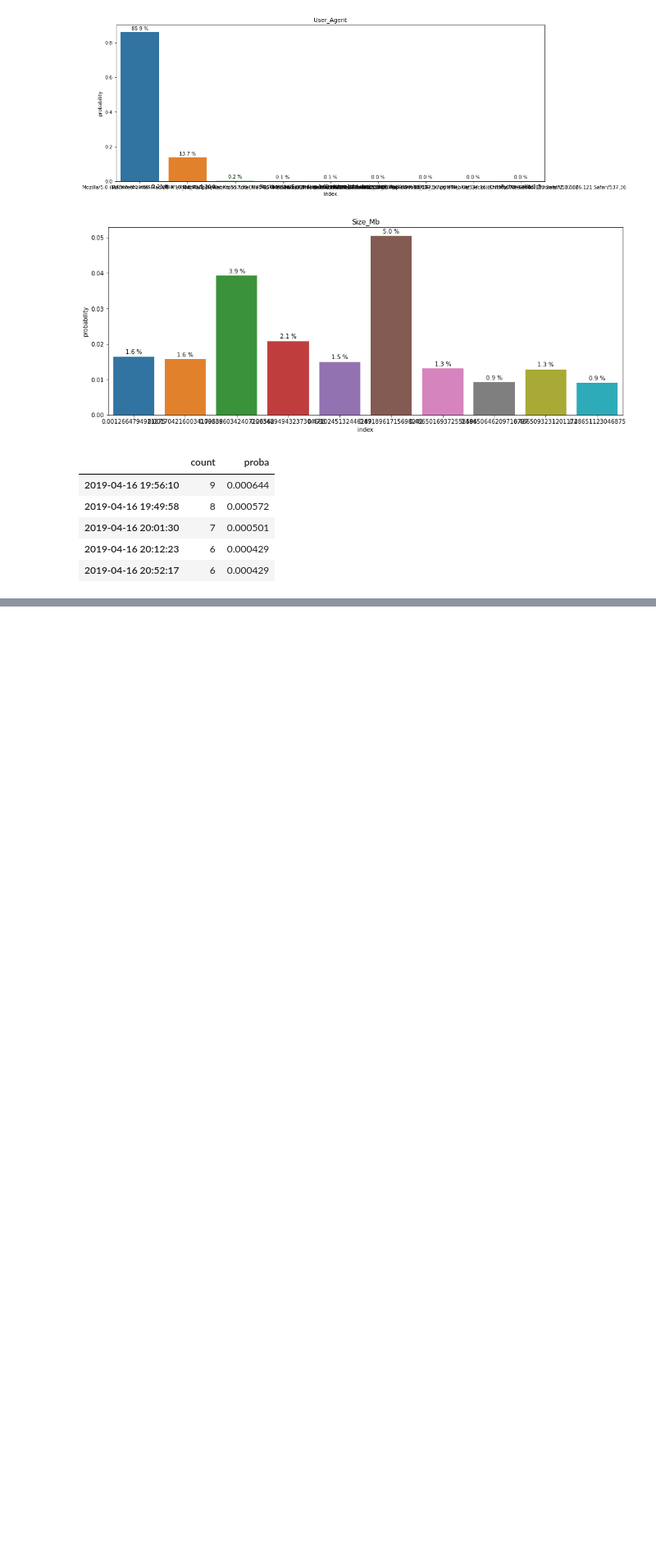
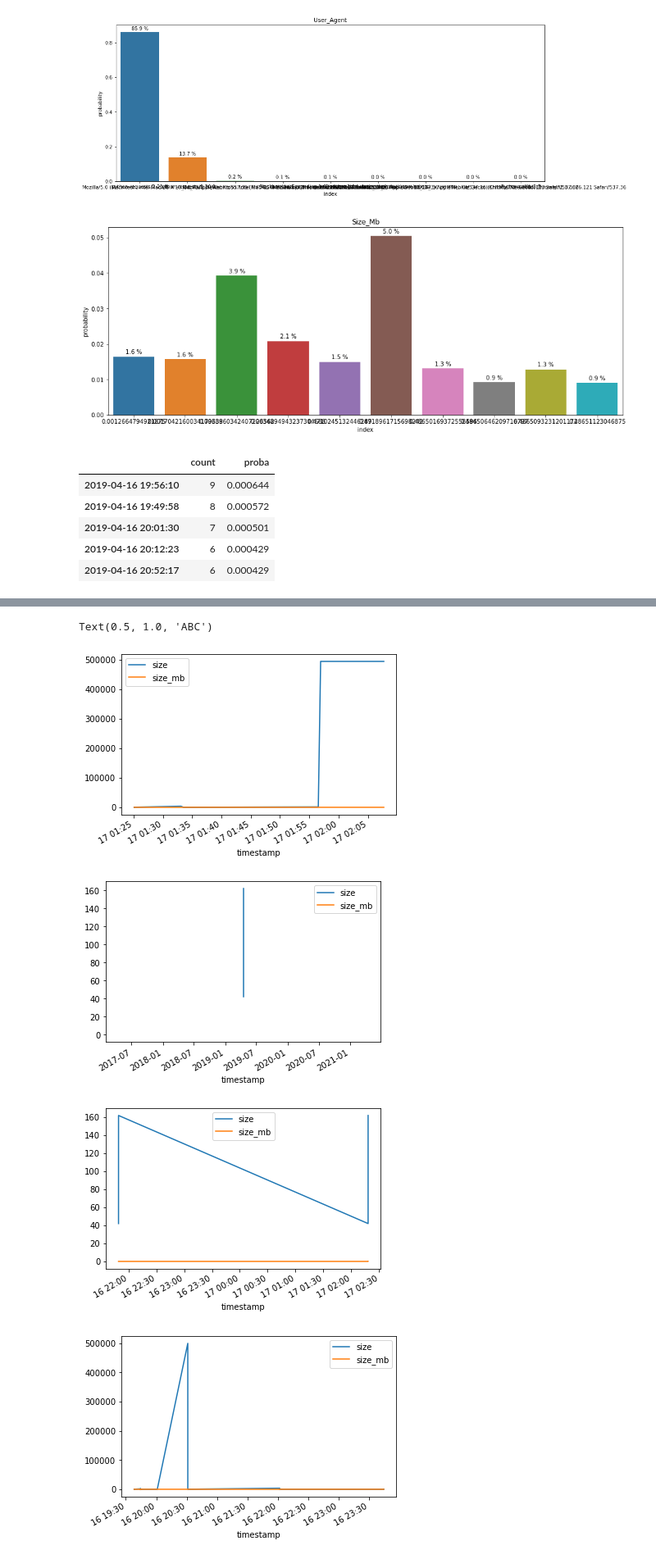
Before and after one commit to veronica-f-reyes/anomaly-detection-exercises, a Jupyter notebook: discrete_anomaly_detection.ipynb, the cells around one changed output, grey strips where cells are left out. Shown at 82% size. Drawn from its saved outputs; the diff is of its cells as text; code cells hidden in the pictures; blank space fills up the shorter version.

```diff
--- a/discrete_anomaly_detection.ipynb
+++ b/discrete_anomaly_detection.ipynb
@@ -300,0 +301,9 @@ plt.figure();
+# %%
+df.groupby('user_agent').plot(use_index=True)
+plt.title('ABC')
+# %% [output]
+Text(0.5, 1.0, 'ABC')
+[figure, added]
+[figure, added]
+[figure, added]
+[figure, added]
```
Also changed, not shown: parts of 12 cells of this notebook.
